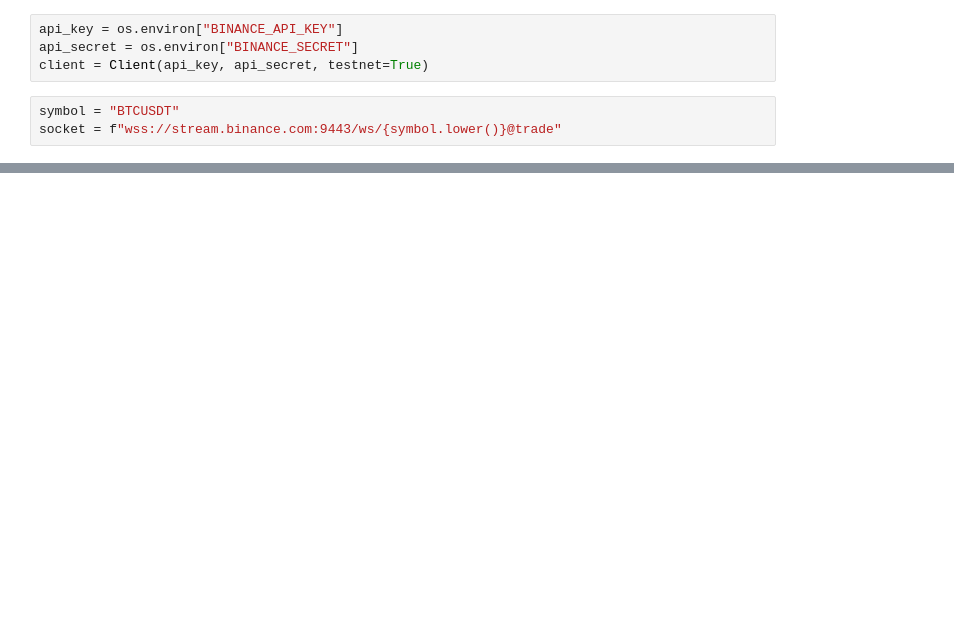
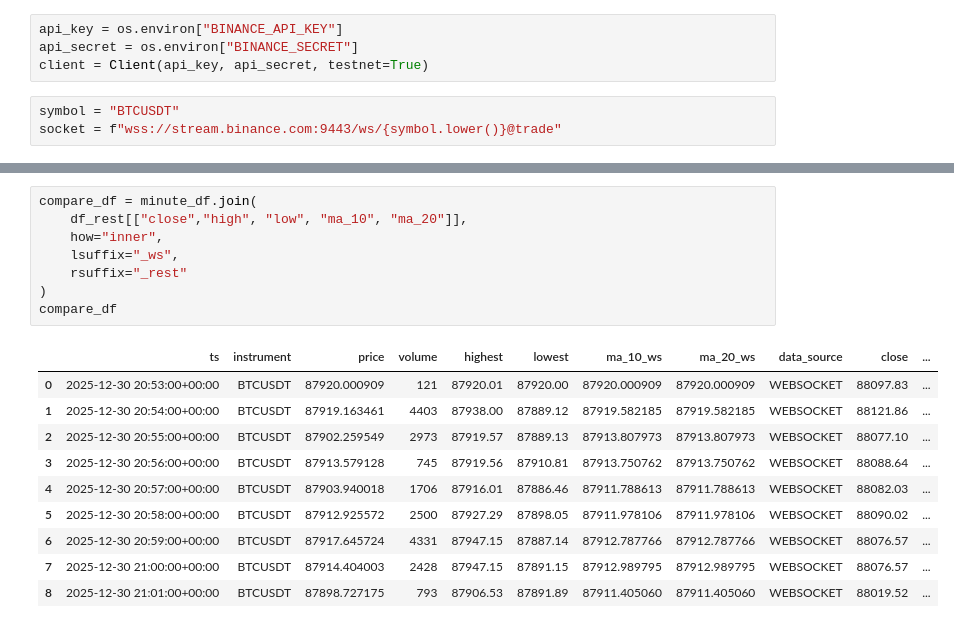
Before and after one commit to irantov/binance_project, a Jupyter notebook: binance_project.ipynb, the cells around one changed output, grey strips where cells are left out. Drawn from its saved outputs; the diff is of its cells as text; blank space fills up the shorter version.

```diff
--- a/binance_project.ipynb
+++ b/binance_project.ipynb
@@ -99,0 +218,19 @@ Connection opened
+# %%
+compare_df = minute_df.join(
+    df_rest[["close","high", "low", "ma_10", "ma_20"]],
+    how="inner",
+    lsuffix="_ws",
+    rsuffix="_rest"
+)
+compare_df
+# %% [output]
+|  | ts | instrument | price | volume | highest | lowest | ma_10_ws | ma_20_ws | data_source | close | ... |
+| 0 | 2025-12-30 20:53:00+00:00 | BTCUSDT | 87920.000909 | 121 | 87920.01 | 87920.00 | 87920.000909 | 87920.000909 | WEBSOCKET | 88097.83 | ... |
+| 1 | 2025-12-30 20:54:00+00:00 | BTCUSDT | 87919.163461 | 4403 | 87938.00 | 87889.12 | 87919.582185 | 87919.582185 | WEBSOCKET | 88121.86 | ... |
+| 2 | 2025-12-30 20:55:00+00:00 | BTCUSDT | 87902.259549 | 2973 | 87919.57 | 87889.13 | 87913.807973 | 87913.807973 | WEBSOCKET | 88077.10 | ... |
+| 3 | 2025-12-30 20:56:00+00:00 | BTCUSDT | 87913.579128 | 745 | 87919.56 | 87910.81 | 87913.750762 | 87913.750762 | WEBSOCKET | 88088.64 | ... |
+| 4 | 2025-12-30 20:57:00+00:00 | BTCUSDT | 87903.940018 | 1706 | 87916.01 | 87886.46 | 87911.788613 | 87911.788613 | WEBSOCKET | 88082.03 | ... |
+| 5 | 2025-12-30 20:58:00+00:00 | BTCUSDT | 87912.925572 | 2500 | 87927.29 | 87898.05 | 87911.978106 | 87911.978106 | WEBSOCKET | 88090.02 | ... |
+| 6 | 2025-12-30 20:59:00+00:00 | BTCUSDT | 87917.645724 | 4331 | 87947.15 | 87887.14 | 87912.787766 | 87912.787766 | WEBSOCKET | 88076.57 | ... |
+| 7 | 2025-12-30 21:00:00+00:00 | BTCUSDT | 87914.404003 | 2428 | 87947.15 | 87891.15 | 87912.989795 | 87912.989795 | WEBSOCKET | 88076.57 | ... |
+| 8 | 2025-12-30 21:01:00+00:00 | BTCUSDT | 87898.727175 | 793 | 87906.53 | 87891.89 | 87911.405060 | 87911.405060 | WEBSOCKET | 88019.52 | ... |
```
Also changed, not shown: parts of 9 cells of this notebook.
